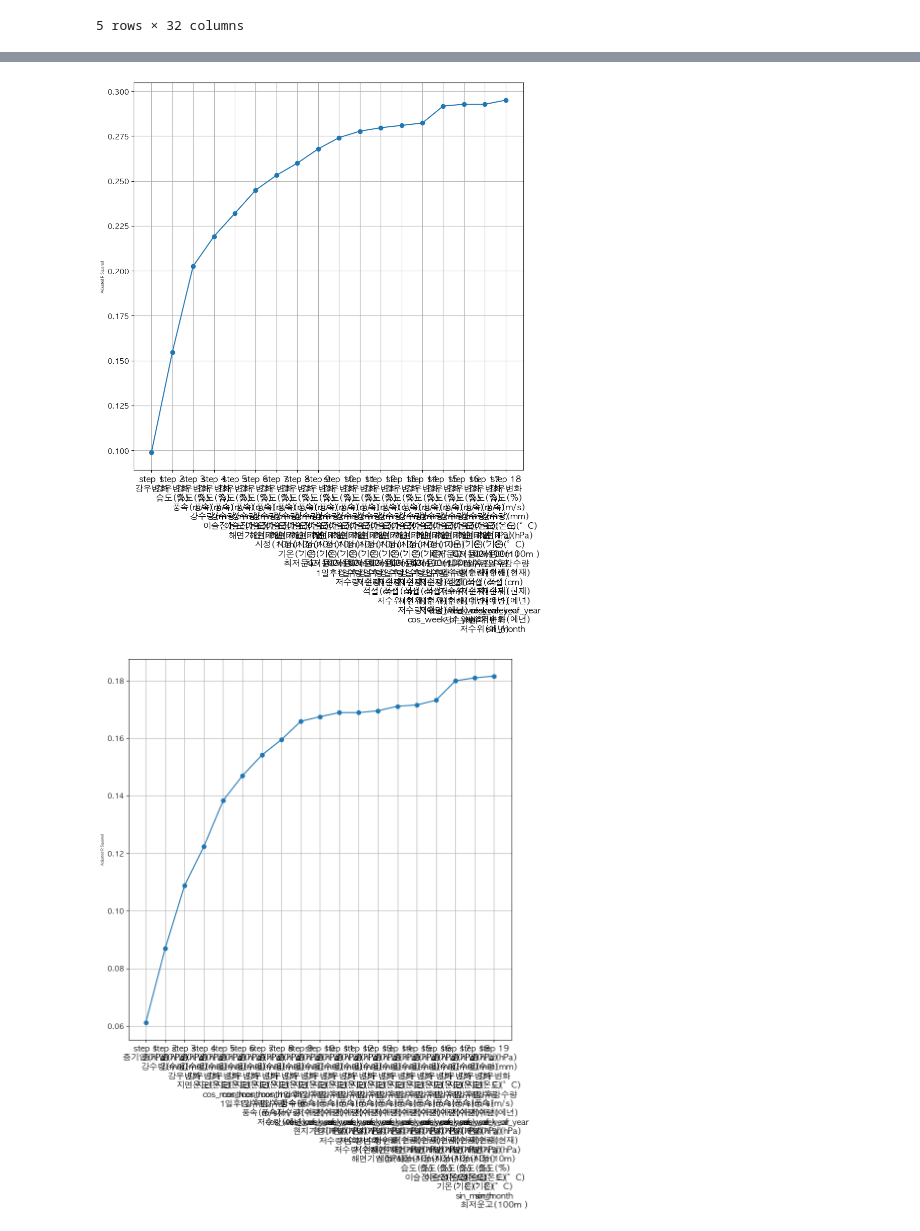
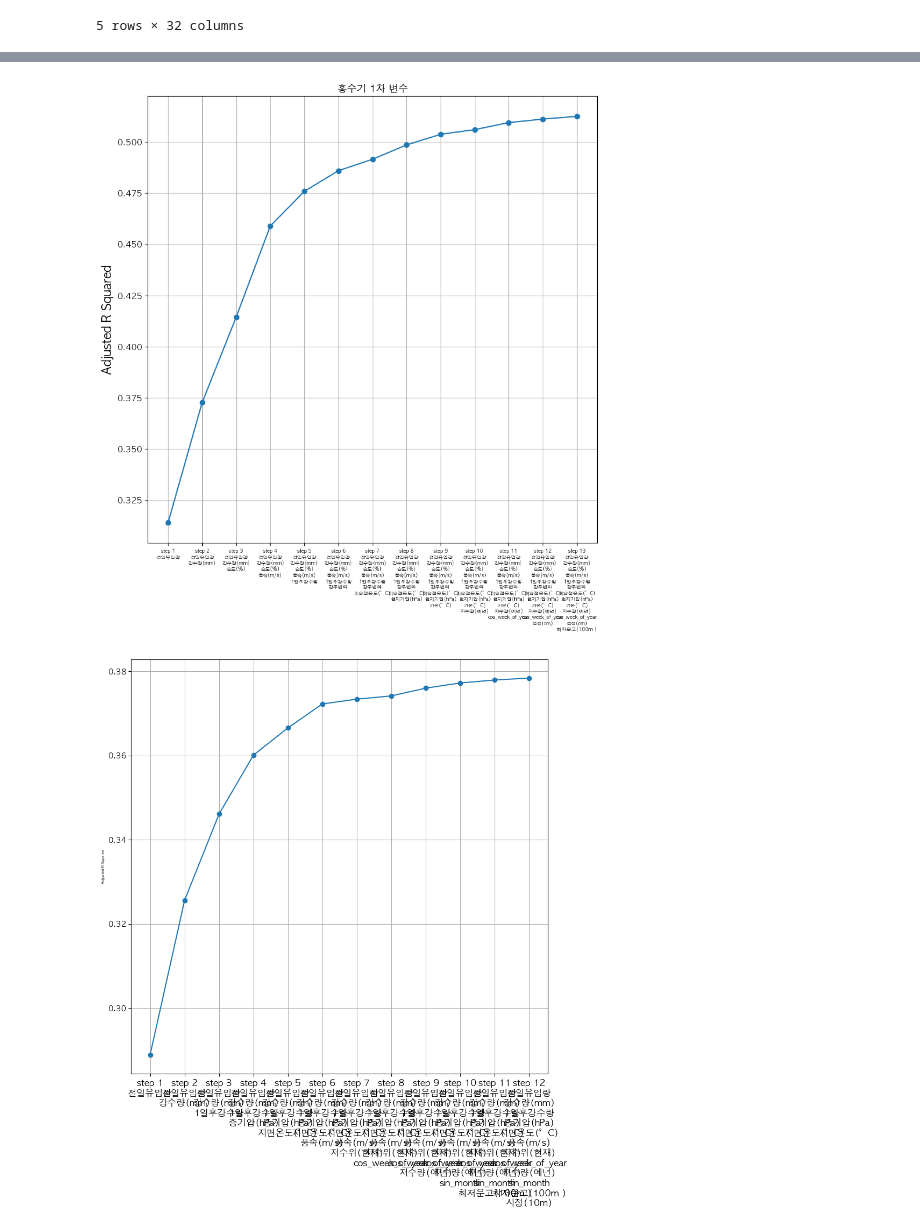
Before and after one commit to tommyjr1/2023-01-DSCapstone-InflowPrediction, a Jupyter notebook: code/eda/댐발전량EDA_with_testing.ipynb, the cells around one changed output, grey strips where cells are left out. Saved outputs shown, nothing was run; the diff lists cells and outputs as text; code cells hidden in the pictures.

```diff
--- a/code/eda/댐발전량EDA_with_testing.ipynb
+++ b/code/eda/댐발전량EDA_with_testing.ipynb
@@ -11,7 +11,7 @@ from statsmodels.stats.outliers_influence import variance_inflation_factor
 
 scaler = MinMaxScaler()
 # %%
-data = pd.read_csv(f'../data/data/합천_댐기상종합_forTrain4.csv',
+data = pd.read_csv(f'../data/data/합천_댐기상종합_전처리.csv',
                        encoding="utf-8-sig", index_col=0)
 data.index = pd.to_datetime(data.index)
 data.head()
@@ -49,7 +59,7 @@ import matplotlib.pyplot as plt
 df = data_flood.copy()
 ## 전진 단계별 선택법
 # variables = df.columns[:-2].tolist() ## 설명 변수 리스트
-variables = data_flood_x.columns[1:].tolist()
+variables = data_flood_x.columns.tolist()
 
 # y = df['Survival_Time'] ## 반응 변수
 y=data_flood_y.copy()
@@ -76,37 +86,37 @@ while len(variables) > 0:
     if min_pval < sl_enter: ## 최소 p-value 값이 기준 값보다 작으면 포함
         selected_variables_flood.append(pval.idxmin())
         ## 선택된 변수들에대해서
         ## 어떤 변수를 제거할지 고른다.
         while len(selected_variables_flood) > 0:
             selected_X = df[selected_variables_flood]
             selected_X = sm.add_constant(selected_X)
             selected_pval = sm.OLS(y,selected_X).fit().pvalues[1:] ## 절편항의 p-value는 뺀다
             max_pval = selected_pval.max()
             if max_pval >= sl_remove: ## 최대 p-value값이 기준값보다 크거나 같으면 제외
                 remove_variable = selected_pval.idxmax()
                 selected_variables_flood.remove(remove_variable)
             else:
                 break
 
         step += 1
         steps.append(step)
         adj_r_squared = sm.OLS(y,sm.add_constant(df[selected_variables_flood])).fit().rsquared_adj
         adjusted_r_squared.append(adj_r_squared)
         sv_per_step.append(selected_variables_flood.copy())
     else:
         break
 fig = plt.figure(figsize=(10,10))
 fig.set_facecolor('white')
 
-font_size = 5
-plt.xticks(steps,[f'step {s}\n'+'\n'.join(sv_per_step[i]) for i,s in enumerate(steps)], fontsize=12)
+plt.xticks(steps,[f'step {s}\n'+'\n'.join(sv_per_step[i]) for i,s in enumerate(steps)], fontsize=6)
 plt.plot(steps,adjusted_r_squared, marker='o')
+plt.title('홍수기 1차 변수')
 
-plt.ylabel('Adjusted R Squared',fontsize=font_size)
+plt.ylabel('Adjusted R Squared',fontsize=15)
 plt.grid(True)
 plt.show()
 # %% [output]
-[figure, old version]
+[figure, new version]
 # %%
 import pandas as pd
 import statsmodels.api as sm
@@ -115,7 +125,7 @@ import matplotlib.pyplot as plt
 df = data_notflood.copy()
 ## 전진 단계별 선택법
 # variables = df.columns[:-2].tolist() ## 설명 변수 리스트
-variables = data_notflood_x.columns[1:].tolist()
+variables = data_notflood_x.columns.tolist()
 
 # y = df['Survival_Time'] ## 반응 변수
 y=data_notflood_y.copy()
@@ -172,4 +182,4 @@ plt.ylabel('Adjusted R Squared',fontsize=font_size)
 plt.grid(True)
 plt.show()
 # %% [output]
-[figure, old version]
+[figure, new version]
```
Also changed, not shown: parts of 9 cells of this notebook, 4 other files.
